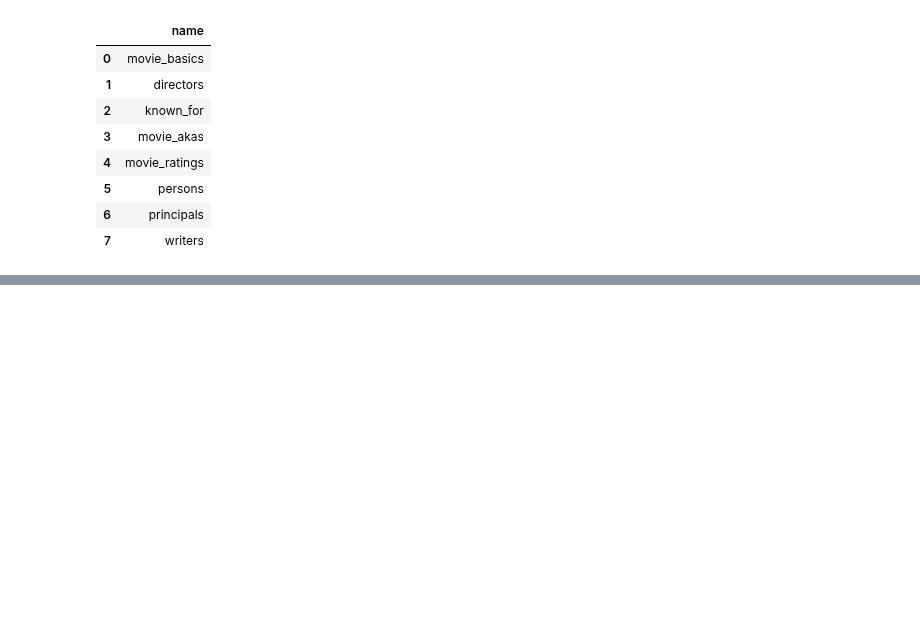
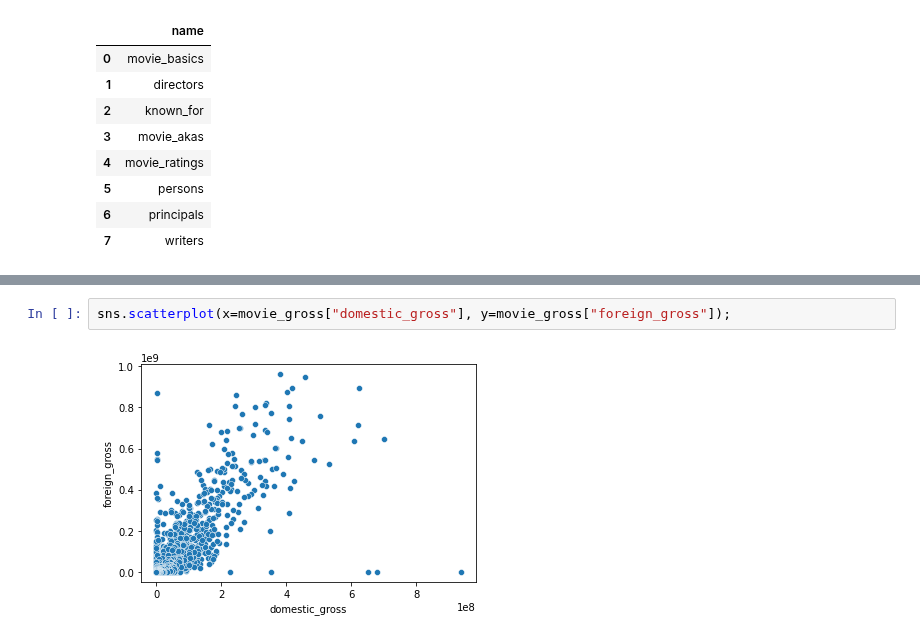
Before and after one commit to cLineman/CapStoneProject, a Jupyter notebook: AlexanderWhite.ipynb, the cells around one changed output, grey strips where cells are left out. Drawn from its saved outputs; the diff is of its cells as text; blank space fills up the shorter version.

```diff
--- a/AlexanderWhite.ipynb
+++ b/AlexanderWhite.ipynb
@@ -176,0 +297,4 @@ pd.read_sql("""
+# %%
+sns.scatterplot(x=movie_gross["domestic_gross"], y=movie_gross["foreign_gross"]);
+# %% [output]
+[figure, added]
```
Also changed, not shown: parts of 21 cells of this notebook, 2 other files.
